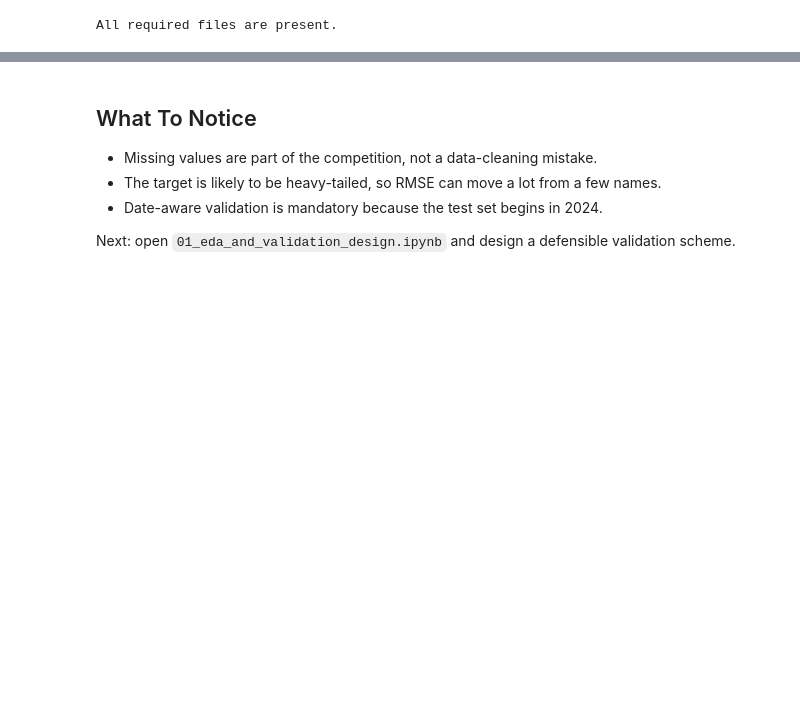
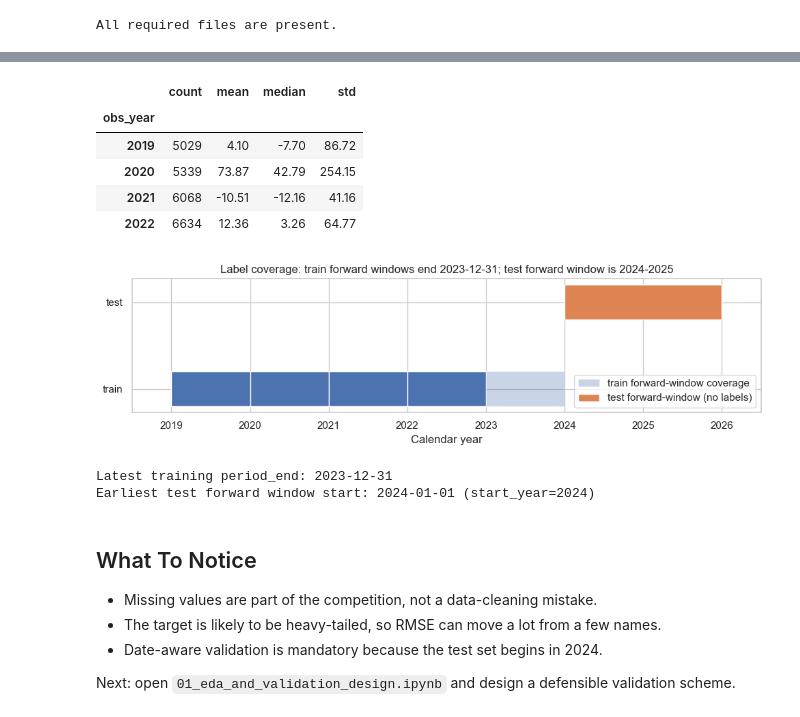
Before and after one commit to aachen-investment-club/kaggle-competition-stock-return-fundamentals, a Jupyter notebook: notebooks/00_competition_intro_and_data_setup.ipynb, the cells around one changed output, grey strips where cells are left out. Saved outputs shown, nothing was run; the diff lists cells and outputs as text; code cells hidden in the pictures; blank space fills up the shorter version.

```diff
--- a/notebooks/00_competition_intro_and_data_setup.ipynb
+++ b/notebooks/00_competition_intro_and_data_setup.ipynb
@@ -213,3 +248,41 @@ plt.show()
+# %%
+# Visualise the gap: training label coverage vs test prediction window.
+year_summary = (
+    train.groupby('obs_year')['return_pct']
+    .agg(['count', 'mean', 'median', 'std'])
+    .round(2)
+)
+display(year_summary)
+
+fig, ax = plt.subplots(figsize=(10, 3))
+for year, color in zip([2019, 2020, 2021, 2022], ['#4c72b0'] * 4):
+    ax.barh(y='train', width=1, left=year, height=0.4, color=color, edgecolor='white')
+ax.barh(y='train', width=1, left=2023, height=0.4, color='#4c72b0', alpha=0.3,
+        edgecolor='white', label='train forward-window coverage')
+ax.barh(y='test', width=2, left=2024, height=0.4, color='#dd8452',
+        edgecolor='white', label='test forward-window (no labels)')
+ax.set_xticks(range(2019, 2027))
+ax.set_xlim(2018.5, 2026.5)
+ax.set_xlabel('Calendar year')
+ax.set_title('Label coverage: train forward windows end 2023-12-31; '
+             'test forward window is 2024-2025')
+ax.legend(loc='lower right')
+plt.tight_layout()
+plt.show()
+
+# Confirm gap with the raw dates.
+print('Latest training period_end:', train['period_end'].max().date())
+print('Earliest test forward window start: 2024-01-01 (start_year=2024)')
+# %% [output]
+|  | count | mean | median | std |
+| obs_year |  |  |  |  |
+| 2019 | 5029 | 4.10 | -7.70 | 86.72 |
+| 2020 | 5339 | 73.87 | 42.79 | 254.15 |
+| 2021 | 6068 | -10.51 | -12.16 | 41.16 |
+| 2022 | 6634 | 12.36 | 3.26 | 64.77 |
+[figure, added]
+Latest training period_end: 2023-12-31
+Earliest test forward window start: 2024-01-01 (start_year=2024)
 # %% [markdown]
 ## What To Notice
 
```
Also changed, not shown: parts of 7 cells of this notebook, 3 other files.
